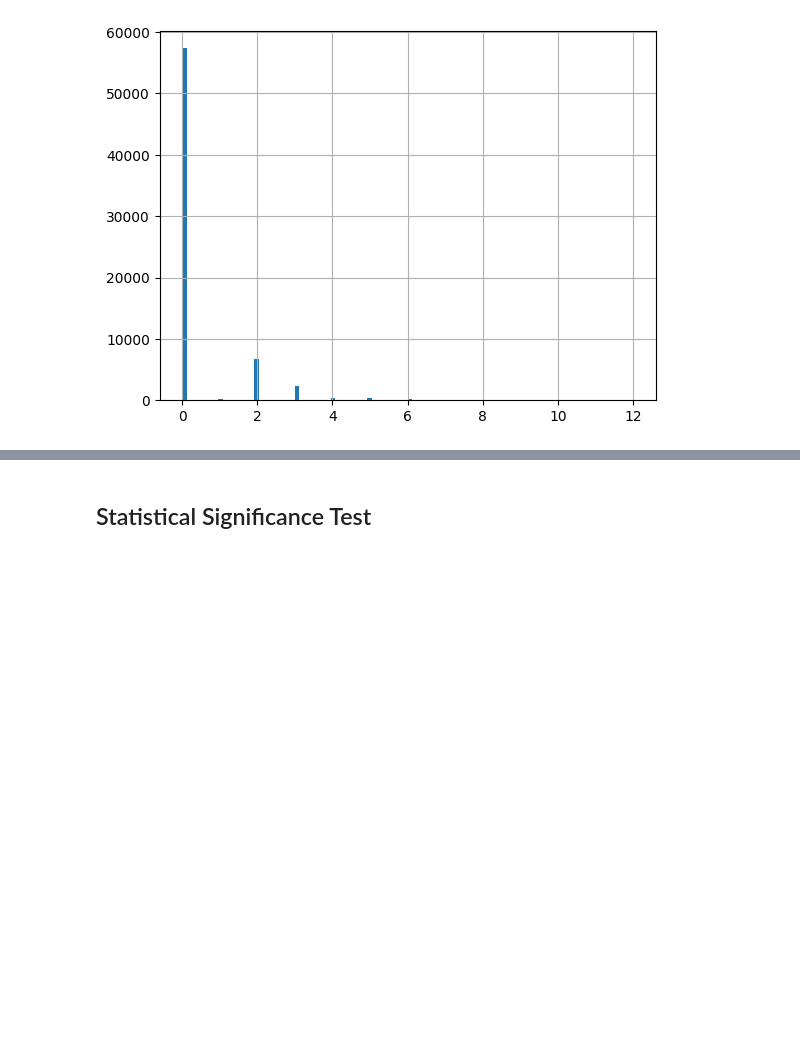
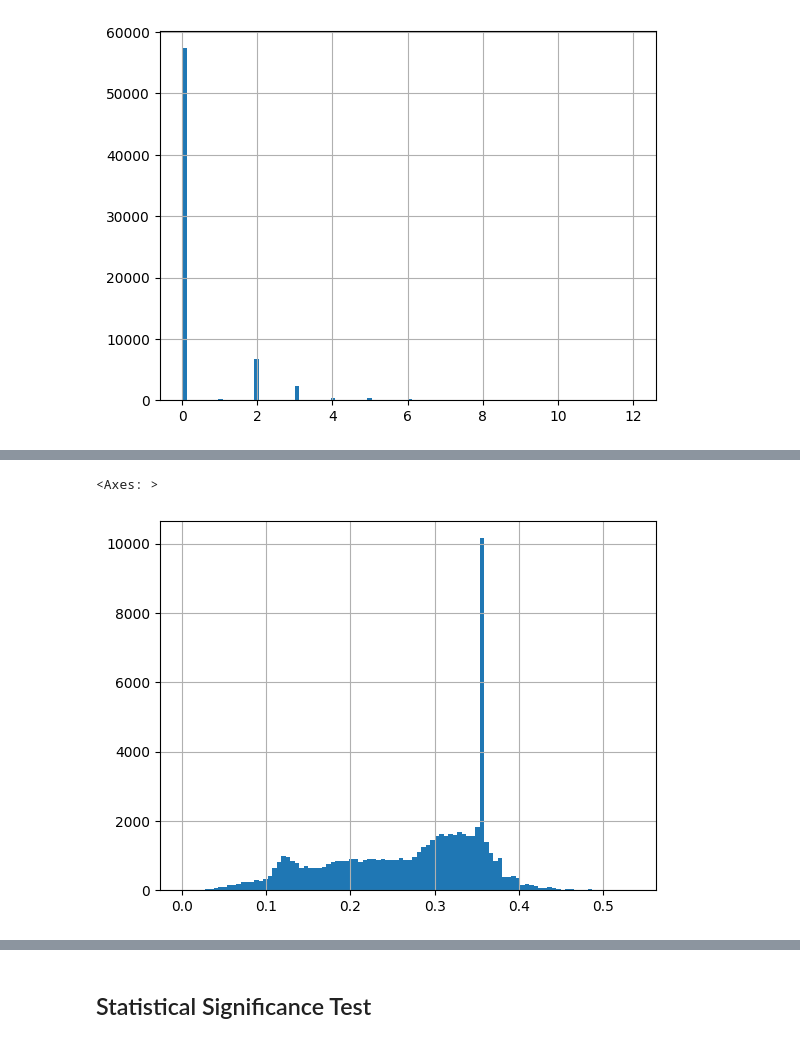
Before and after one commit to Sogol-Hosseini/PromptGaurd, a Jupyter notebook: src/main.ipynb, the cells around one changed output, grey strips where cells are left out. Saved outputs shown, nothing was run; the diff lists cells and outputs as text; code cells hidden in the pictures; blank space fills up the shorter version.

```diff
--- a/src/main.ipynb
+++ b/src/main.ipynb
@@ -320,0 +374,4 @@ for i, df in enumerate(test_dataframes):
+# %%
+total_test_df = pd.concat(test_dataframes, ignore_index=True)
+
+total_test_df['text_statistics'].value_counts()
@@ -320,0 +392,7 @@ for i, df in enumerate(test_dataframes):
+# %%
+import matplotlib.pyplot as plt
+
+total_test_df['text_statistics'].hist(bins=100)
+# %% [output]
+<Axes: >
+[figure, added]
```
Also changed, not shown: parts of 31 cells of this notebook, 11 other files.
